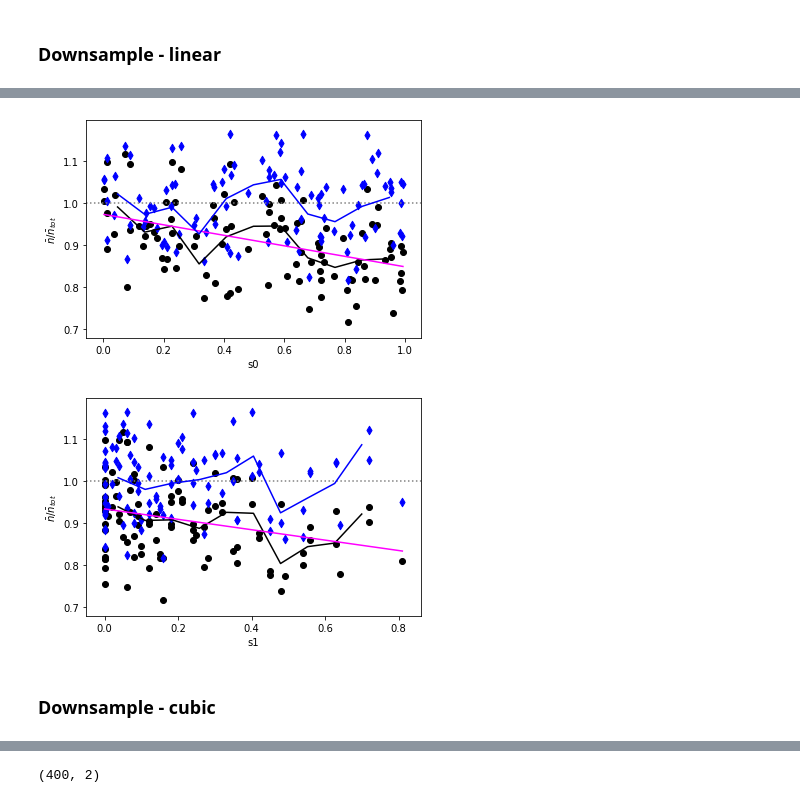
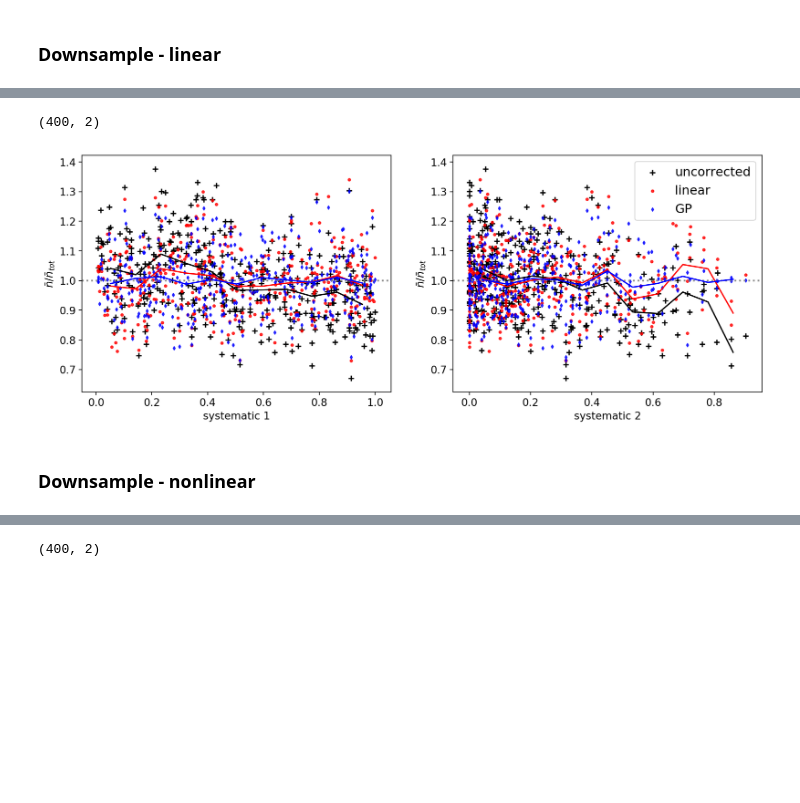
Before and after one commit to kstoreyf/byebyebias, a Jupyter notebook: code/systematics2.ipynb, the cells around one changed output, grey strips where cells are left out. Cells and saved outputs as stored; diff of their text form; code cells hidden in the pictures; blank space fills up the shorter version.

Commit message:
perfect plot awesome data viz

```diff
--- a/code/systematics2.ipynb
+++ b/code/systematics2.ipynb
@@ -36,6 +47,7 @@ randdf = pd.DataFrame(random, columns=['x','y','z'])
 # %%
 nsys = 2
 sys_names = ['s0', 's1']
+sys_labels = ['systematic 1', 'systematic 2']
 npixside = 20
 mask = np.zeros((nsys, npixside, npixside))
 pixarea = (boxsize/npixside)**2
@@ -55,6 +67,8 @@ def sys1(i, j):
 def plot_nratio(df, res=None, gppred=None):
     nbartot = len(df)/(boxsize**2)
     sfine = np.linspace(0, 1)
+
+    fig, axarr = plt.subplots(nrows=1, ncols=nsys, figsize=(7*nsys, 5))
 
     fits = []
     if gppred is not None:
@@ -70,7 +84,11 @@ def plot_nratio(df, res=None, gppred=None):
     #stest = np.array([sfine]).T
     #fits = [gppred(stest)]
 
+
+
     for k in range(nsys):
+        ax = axarr[k]
+
         ss = []
         nratios = []
         weights_lin = []
@@ -92,26 +110,28 @@ def plot_nratio(df, res=None, gppred=None):
                     weights_gp.append(1./gppred(stest)[0])
 
         nratios = np.array(nratios)
+        notrend = ax.axhline(1, ls='-', color='grey', lw=2, label='No trend')
 
-        plt.figure(figsize=(8,6))
-        plt.xlabel(sys_names[k])
-        plt.ylabel(r'$\bar{n}/\bar{n}_{tot}$')
+        #ax.figure(figsize=(8,6))
+        ax.set_xlabel(sys_labels[k])
+        ax.set_ylabel(r'$\bar{n}/\bar{n}_{tot}$')
 
+        alpha = 0.15
+        lw = 3
+        size = 15
 
-        plt.scatter(ss, nratios, marker='+', ls='None', color='k', label='uncorrected')
+        uncorr_mark = ax.scatter(ss, nratios, marker='+', ls='None', color='k', alpha=alpha, s=size)
 
         #hist, bin_edges = np.histogram(nratios)
         #plt.plot(bin_centers, hist, color='k')
-        bin_edges = np.linspace(min(ss), max(ss), 12)
+        bin_edges = np.linspace(min(ss), max(ss), 16)
         bin_centers = 0.5*(bin_edges[:-1]+bin_edges[1:])
         bin_means = []
         for bb in range(len(bin_edges)-1):
             nratio_inbin = [nratios[m] for m in range(len(nratios)) if bin_edges[bb]<=ss[m]<bin_edges[bb+1]]
             bin_means.append(np.mean(nratio_inbin))
 
-        plt.plot(bin_centers, bin_means, color='k')
-
-        plt.axhline(1, ls=':', color='grey')
+        uncorr_line, = ax.plot(bin_centers, bin_means, color='k', lw=lw, label='Uncorrected', ls='--')
 
         sfine = np.linspace(min(ss), max(ss))
         #sfines.append(sfine)
@@ -120,13 +140,13 @@ def plot_nratio(df, res=None, gppred=None):
             #plt.plot(sfine, fit, color='magenta')
 
             nratios_weighted = nratios*weights_lin
-            plt.scatter(ss, nratios_weighted, marker='o', ls='None', color='red', label='linear')
+            lin_mark = ax.scatter(ss, nratios_weighted, marker='o', s=size, ls='None', color='red', alpha=alpha)
 
             bin_means_weighted = []
             for bb in range(len(bin_edges)-1):
                 nratio_weighted_inbin = [nratios_weighted[m] for m in range(len(nratios)) if bin_edges[bb]<=ss[m]<bin_edges[bb+1]]
                 bin_means_weighted.append(np.mean(nratio_weighted_inbin))
-            plt.plot(bin_centers, bin_means_weighted, color='red')
+            lin_line, = ax.plot(bin_centers, bin_means_weighted, color='red', lw=lw, ls='-.', label='Linear')
 
 
         if gppred is not None:
@@ -134,16 +154,17 @@ def plot_nratio(df, res=None, gppred=None):
             #plt.plot(sfine, fits[k], color='magenta')
 
             nratios_weighted = nratios*weights_gp
-            plt.scatter(ss, nratios_weighted, marker='d', ls='None', color='blue', label='GP')
+            ax.scatter(ss, nratios_weighted, marker='d', s=size, ls='None', color='blue', alpha=alpha)
 
             bin_means_weighted = []
             for bb in range(len(bin_edges)-1):
                 nratio_weighted_inbin = [nratios_weighted[m] for m in range(len(nratios)) if bin_edges[bb]<=ss[m]<bin_edges[bb+1]]
                 bin_means_weighted.append(np.mean(nratio_weighted_inbin))
-            plt.plot(bin_centers, bin_means_weighted, color='blue')
+            ax.plot(bin_centers, bin_means_weighted, color='blue', lw=lw, ls='-', label='Gaussian Process')
 
         if k==nsys-1:
-            plt.legend()
+            #ax.legend([uncorr_line, lin_line, gp_line], ['uncorrected', 'linear'])
+            ax.legend()
 # %%
 def linear_fit(params, mask, df, smeans, sstds):
 
@@ -296,2 +314,2 @@ print(res.x)
 # %%
-lindf['wlin'] = weight_lin(res, lindf)
+#lindf['wlin'] = weight_lin(res, lindf)
@@ -311,10 +320,13 @@ plt.colorbar()
+# %%
+gpp_lin = gp_fit(mask, lindf, smeans, sstds)
+# %% [output]
+(400, 2)
 # %%
-plot_nratio(lindf, res=res)
+plot_nratio(lindf, res=res, gppred=gpp_lin)
 # %% [output]
-[figure, old version]
+[figure, new version]
-[figure, removed]
 # %% [markdown]
-### Downsample - cubic
+### Downsample - nonlinear
 # %%
 def cubic(x):
     return 1.4-12*((0.8*x-0.33))**3
```
Also changed, not shown: parts of 21 cells of this notebook.
